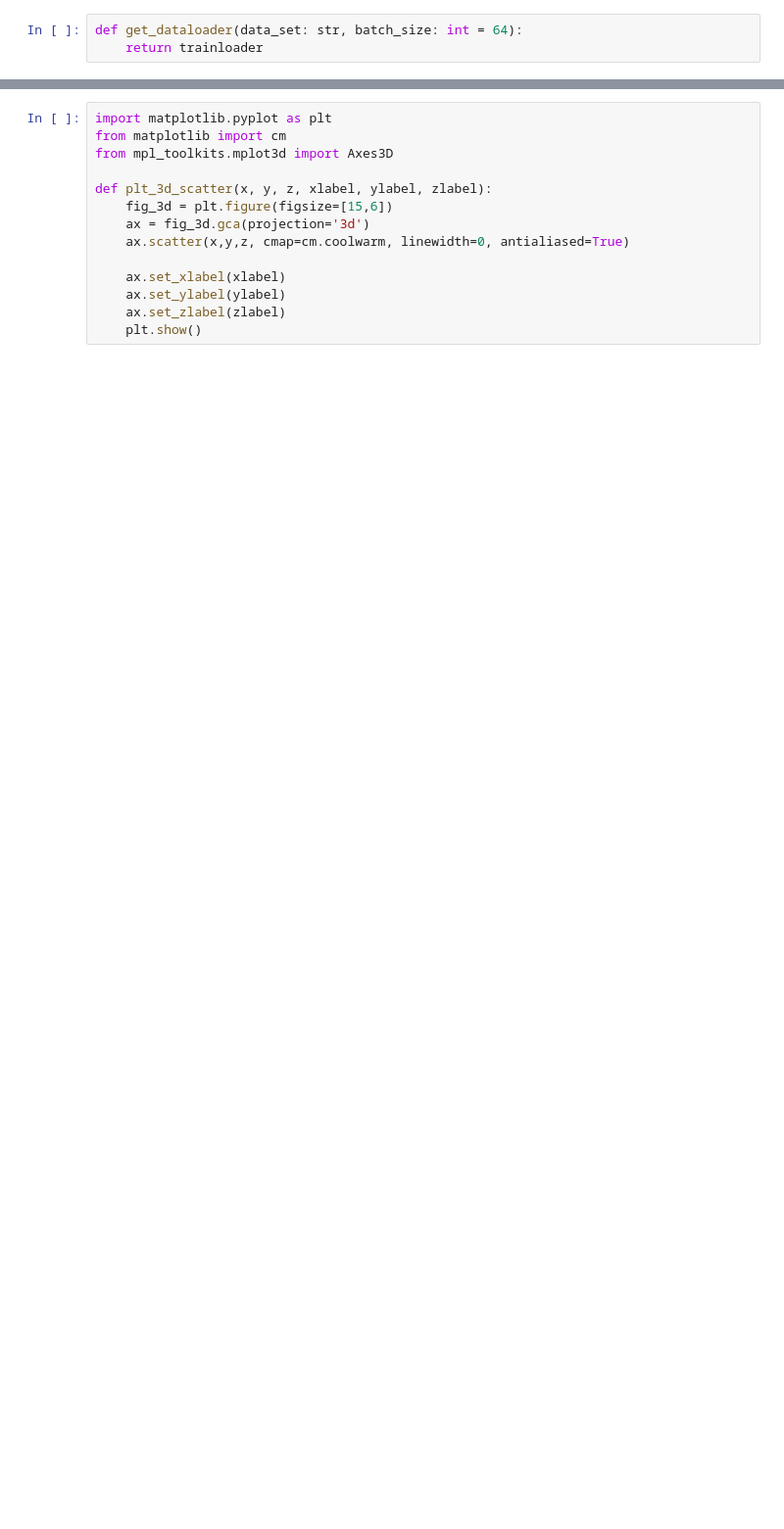
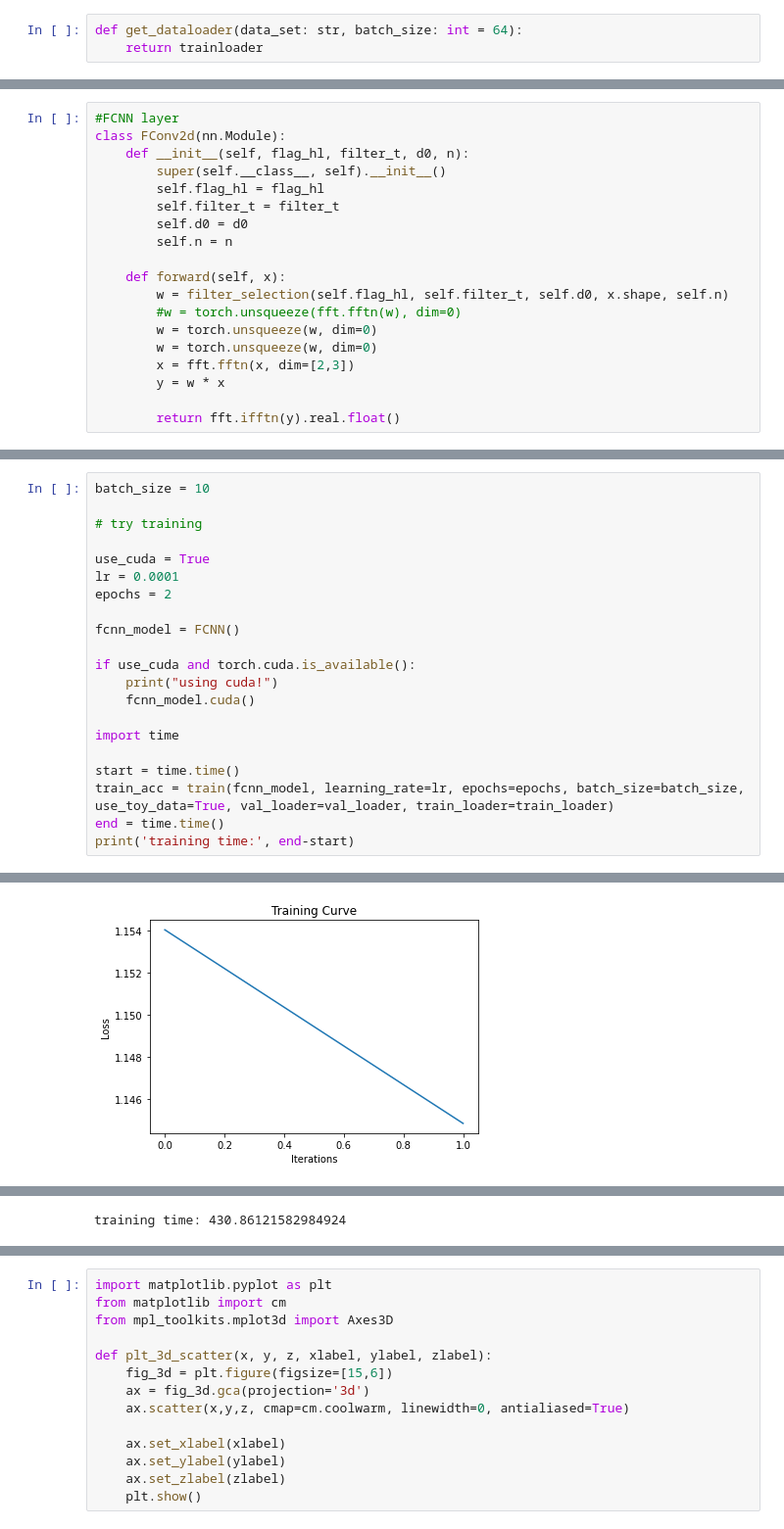
Before and after one commit to APS360-20209-T3/npix, a Jupyter notebook: data_gcp.ipynb, the cells around one changed output, grey strips where cells are left out. Shown: that part at 98% size. Saved outputs shown, nothing was run; the diff lists cells and outputs as text; blank space fills up the shorter version.

```diff
--- a/data_gcp.ipynb
+++ b/data_gcp.ipynb
@@ -529,0 +580,19 @@ Scratchbook:
+# %%
+#FCNN layer
+class FConv2d(nn.Module):
+    def __init__(self, flag_hl, filter_t, d0, n):
+        super(self.__class__, self).__init__()
+        self.flag_hl = flag_hl
+        self.filter_t = filter_t
+        self.d0 = d0
+        self.n = n
+
+    def forward(self, x):
+        w = filter_selection(self.flag_hl, self.filter_t, self.d0, x.shape, self.n)
+        #w = torch.unsqueeze(fft.fftn(w), dim=0)
+        w = torch.unsqueeze(w, dim=0)
+        w = torch.unsqueeze(w, dim=0)
+        x = fft.fftn(x, dim=[2,3])
+        y = w * x
+
+        return fft.ifftn(y).real.float()
@@ -529,0 +658,22 @@ Scratchbook:
+# %%
+batch_size = 10
+
+# try training
+
+use_cuda = True
+lr = 0.0001
+epochs = 2
+
+fcnn_model = FCNN()
+
+if use_cuda and torch.cuda.is_available():
+    print("using cuda!")
+    fcnn_model.cuda()
+
+import time
+
+start = time.time()
+train_acc = train(fcnn_model, learning_rate=lr, epochs=epochs, batch_size=batch_size, use_toy_data=True, val_loader=val_loader, train_loader=train_loader)
+end = time.time()
+print('training time:', end-start)
+# %% [output]
@@ -529,0 +683 @@ Scratchbook:
+[figure, added]
@@ -529,0 +685 @@ Scratchbook:
+training time: 430.86121582984924
```
Also changed, not shown: parts of 54 cells of this notebook, 1 other file.
